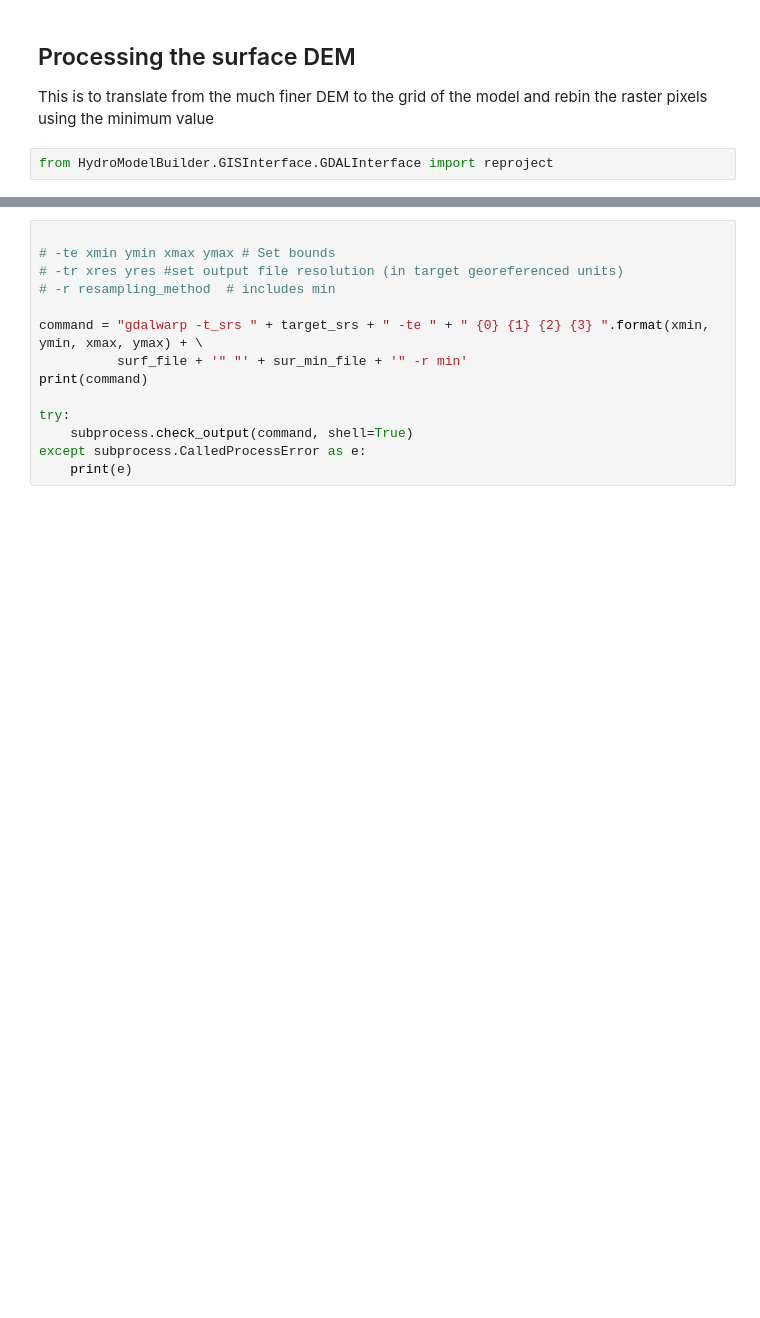
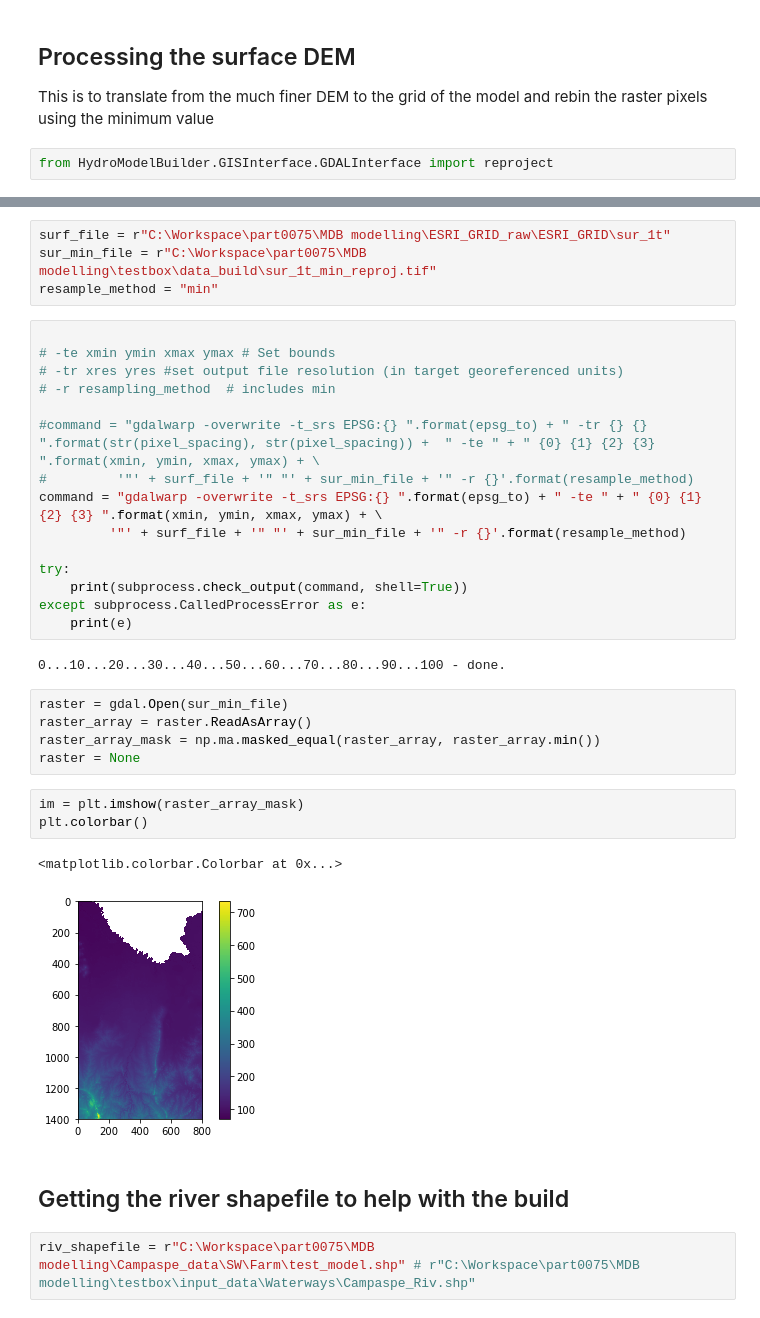
Before and after one commit to daniel-partington/CampaspeModel, a Jupyter notebook: CustomScripts/SFR2_build.ipynb, the cells around one changed output, grey strips where cells are left out. Cells and saved outputs as stored; diff of their text form; blank space fills up the shorter version.

Commit message:
Notebook for building and preparing data for SFR package

```diff
--- a/CustomScripts/SFR2_build.ipynb
+++ b/CustomScripts/SFR2_build.ipynb
@@ -67,14 +102,36 @@ target_srs = Proj_CS.ExportToWkt()
+# %%
+surf_file = r"C:\Workspace\part0075\MDB modelling\ESRI_GRID_raw\ESRI_GRID\sur_1t"
+sur_min_file = r"C:\Workspace\part0075\MDB modelling\testbox\data_build\sur_1t_min_reproj.tif"
+resample_method = "min"
 # %%
 
 # -te xmin ymin xmax ymax # Set bounds
 # -tr xres yres #set output file resolution (in target georeferenced units)
 # -r resampling_method  # includes min
 
-command = "gdalwarp -t_srs " + target_srs + " -te " + " {0} {1} {2} {3} ".format(xmin, ymin, xmax, ymax) + \
-          surf_file + '" "' + sur_min_file + '" -r min'
-print(command)
+#command = "gdalwarp -overwrite -t_srs EPSG:{} ".format(epsg_to) + " -tr {} {} ".format(str(pixel_spacing), str(pixel_spacing)) +  " -te " + " {0} {1} {2} {3} ".format(xmin, ymin, xmax, ymax) + \
+#         '"' + surf_file + '" "' + sur_min_file + '" -r {}'.format(resample_method)
+command = "gdalwarp -overwrite -t_srs EPSG:{} ".format(epsg_to) + " -te " + " {0} {1} {2} {3} ".format(xmin, ymin, xmax, ymax) + \
+         '"' + surf_file + '" "' + sur_min_file + '" -r {}'.format(resample_method)
 
 try:
-    subprocess.check_output(command, shell=True)
+    print(subprocess.check_output(command, shell=True))
 except subprocess.CalledProcessError as e:
     print(e)
+# %% [output]
+0...10...20...30...40...50...60...70...80...90...100 - done.
+# %%
+raster = gdal.Open(sur_min_file)
+raster_array = raster.ReadAsArray()
+raster_array_mask = np.ma.masked_equal(raster_array, raster_array.min())
+raster = None
+# %%
+im = plt.imshow(raster_array_mask)
+plt.colorbar()
+# %% [output]
+<matplotlib.colorbar.Colorbar at 0x...>
+[figure, added]
+# %% [markdown]
+## Getting the river shapefile to help with the build
+# %%
+riv_shapefile = r"C:\Workspace\part0075\MDB modelling\Campaspe_data\SW\Farm\test_model.shp" # r"C:\Workspace\part0075\MDB modelling\testbox\input_data\Waterways\Campaspe_Riv.shp"
```
Also changed, not shown: parts of 95 cells of this notebook.
